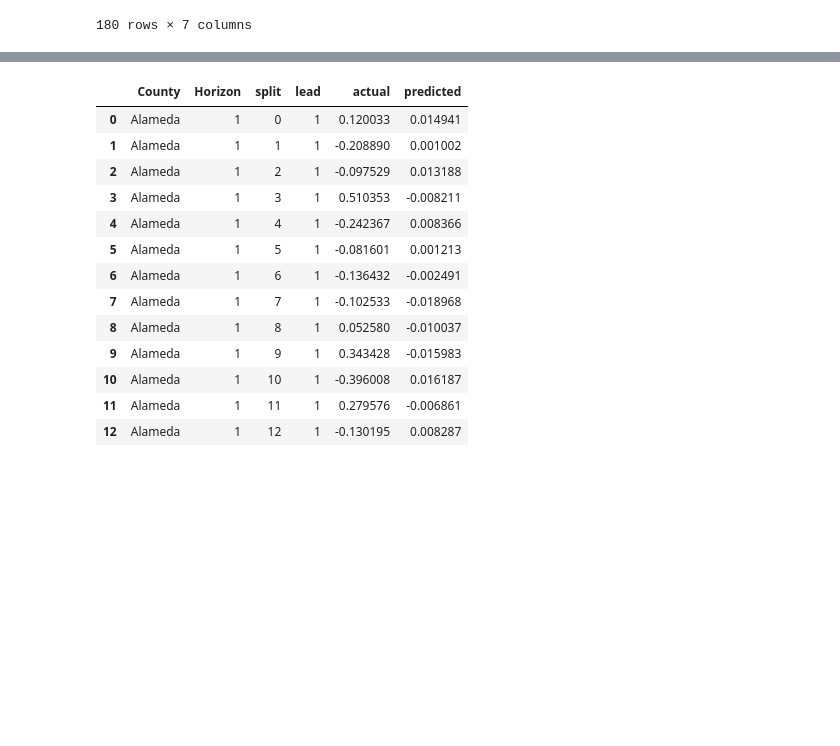
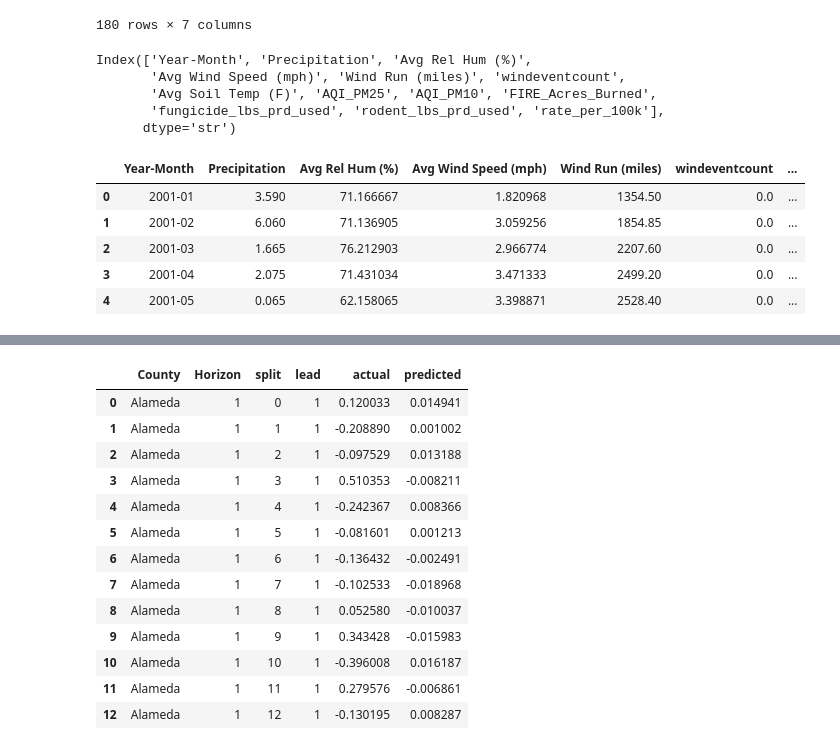
Before and after one commit to MBanuelos/ValleyFever-MediaSignals, a Jupyter notebook: notebooks/Media/Best_Models.ipynb, the cells around one changed output, grey strips where cells are left out. Drawn from its saved outputs; the diff is of its cells as text; code cells hidden in the pictures; blank space fills up the shorter version.

```diff
--- a/notebooks/Media/Best_Models.ipynb
+++ b/notebooks/Media/Best_Models.ipynb
@@ -455,0 +458,8 @@ import matplotlib.pyplot as plt
+# %%
+alameda.columns
+# %% [output]
+Index(['Year-Month', 'Precipitation', 'Avg Rel Hum (%)',
+       'Avg Wind Speed (mph)', 'Wind Run (miles)', 'windeventcount',
+       'Avg Soil Temp (F)', 'AQI_PM25', 'AQI_PM10', 'FIRE_Acres_Burned',
+       'fungicide_lbs_prd_used', 'rodent_lbs_prd_used', 'rate_per_100k'],
+      dtype='str')
@@ -455,0 +476,9 @@ import matplotlib.pyplot as plt
+# %%
+alameda.head()
+# %% [output]
+|  | Year-Month | Precipitation | Avg Rel Hum (%) | Avg Wind Speed (mph) | Wind Run (miles) | windeventcount | ... |
+| 0 | 2001-01 | 3.590 | 71.166667 | 1.820968 | 1354.50 | 0.0 | ... |
+| 1 | 2001-02 | 6.060 | 71.136905 | 3.059256 | 1854.85 | 0.0 | ... |
+| 2 | 2001-03 | 1.665 | 76.212903 | 2.966774 | 2207.60 | 0.0 | ... |
+| 3 | 2001-04 | 2.075 | 71.431034 | 3.471333 | 2499.20 | 0.0 | ... |
+| 4 | 2001-05 | 0.065 | 62.158065 | 3.398871 | 2528.40 | 0.0 | ... |
```
Also changed, not shown: parts of 5 cells of this notebook, 20 other files.
